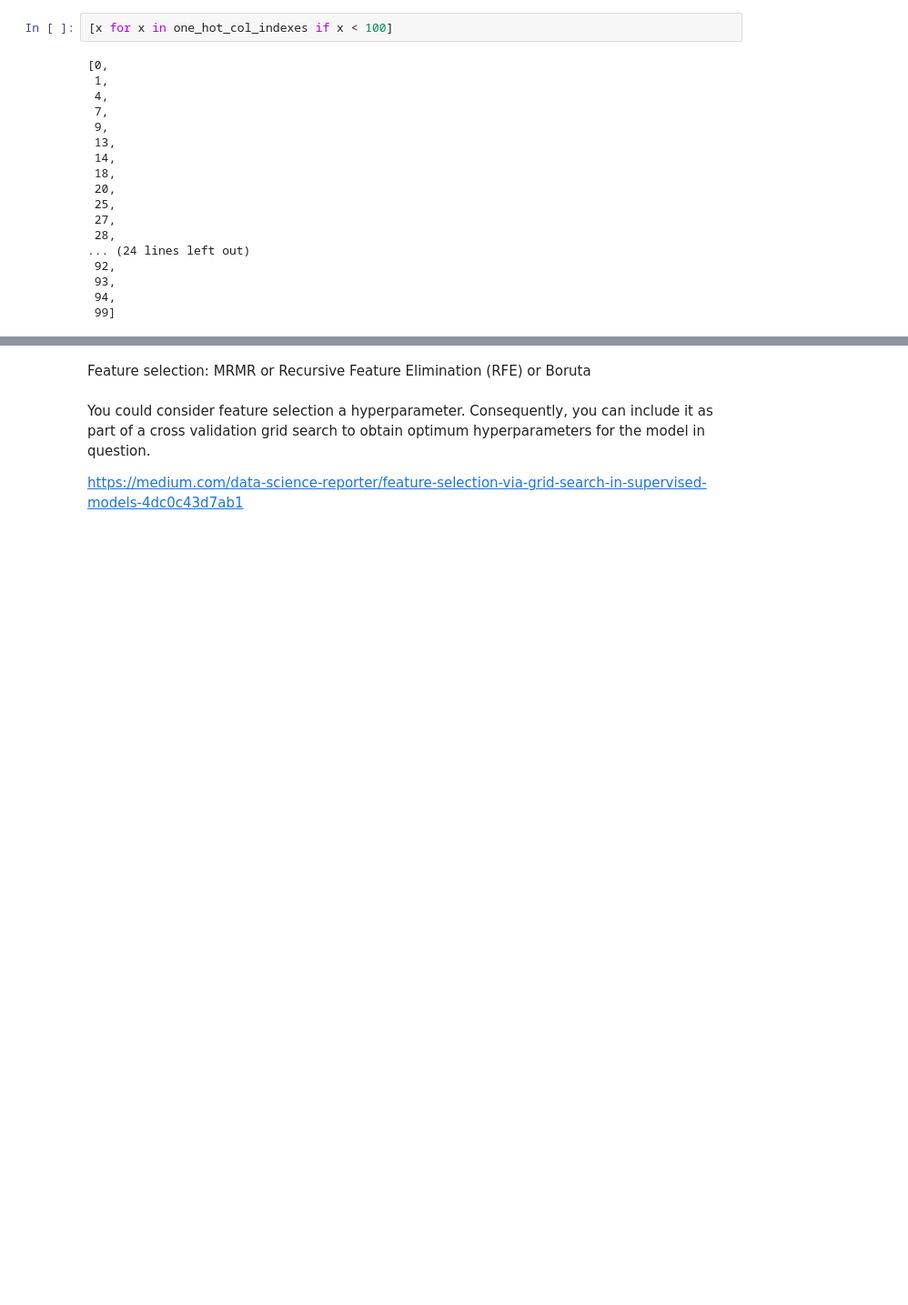
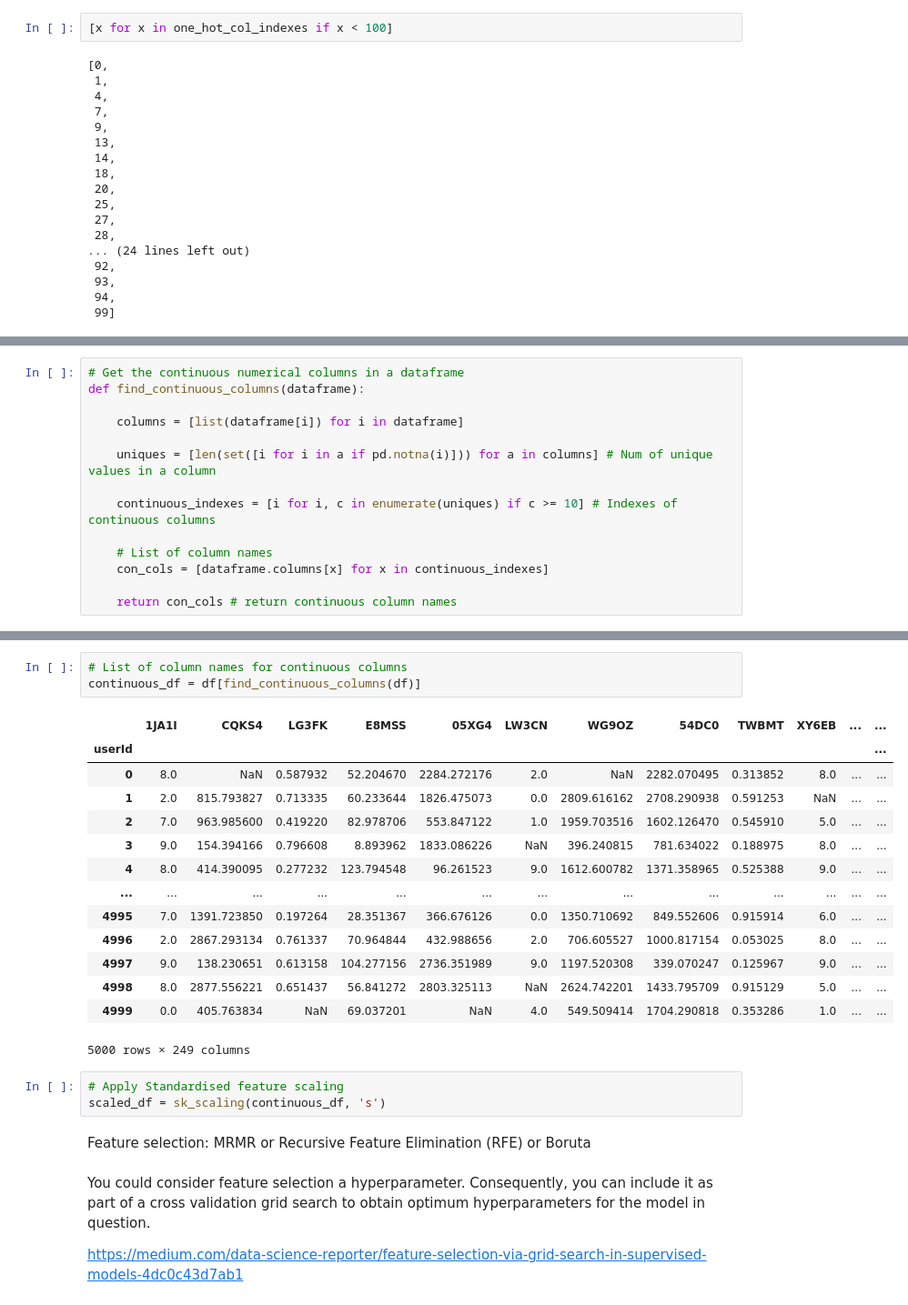
Before and after one commit to Jack-Coutts/ThyCa_Classification_UKBB, a Jupyter notebook: random_forest_dummy_data.ipynb, the cells around one changed output, grey strips where cells are left out. Shown at 91% size. Saved outputs shown, nothing was run; the diff lists cells and outputs as text; blank space fills up the shorter version.

Commit message:
Completed feature scaling function.

```diff
--- a/random_forest_dummy_data.ipynb
+++ b/random_forest_dummy_data.ipynb
@@ -246,0 +255,14 @@ df[df.columns[0:100]]
+# %%
+# Get the continuous numerical columns in a dataframe
+def find_continuous_columns(dataframe):
+
+    columns = [list(dataframe[i]) for i in dataframe]
+
+    uniques = [len(set([i for i in a if pd.notna(i)])) for a in columns] # Num of unique values in a column
+
+    continuous_indexes = [i for i, c in enumerate(uniques) if c >= 10] # Indexes of continuous columns
+
+    # List of column names
+    con_cols = [dataframe.columns[x] for x in continuous_indexes]
+
+    return con_cols # return continuous column names
@@ -247,3 +288,24 @@ df[df.columns[0:100]]
+# %%
+# List of column names for continuous columns
+continuous_df = df[find_continuous_columns(df)]
+# %% [output]
+|  | 1JA1I | CQKS4 | LG3FK | E8MSS | 05XG4 | LW3CN | WG9OZ | 54DC0 | TWBMT | XY6EB | ... | ... |
+| userId |  |  |  |  |  |  |  |  |  |  |  | ... |
+| 0 | 8.0 | NaN | 0.587932 | 52.204670 | 2284.272176 | 2.0 | NaN | 2282.070495 | 0.313852 | 8.0 | ... | ... |
+| 1 | 2.0 | 815.793827 | 0.713335 | 60.233644 | 1826.475073 | 0.0 | 2809.616162 | 2708.290938 | 0.591253 | NaN | ... | ... |
+| 2 | 7.0 | 963.985600 | 0.419220 | 82.978706 | 553.847122 | 1.0 | 1959.703516 | 1602.126470 | 0.545910 | 5.0 | ... | ... |
+| 3 | 9.0 | 154.394166 | 0.796608 | 8.893962 | 1833.086226 | NaN | 396.240815 | 781.634022 | 0.188975 | 8.0 | ... | ... |
+| 4 | 8.0 | 414.390095 | 0.277232 | 123.794548 | 96.261523 | 9.0 | 1612.600782 | 1371.358965 | 0.525388 | 9.0 | ... | ... |
+| ... | ... | ... | ... | ... | ... | ... | ... | ... | ... | ... | ... | ... |
+| 4995 | 7.0 | 1391.723850 | 0.197264 | 28.351367 | 366.676126 | 0.0 | 1350.710692 | 849.552606 | 0.915914 | 6.0 | ... | ... |
+| 4996 | 2.0 | 2867.293134 | 0.761337 | 70.964844 | 432.988656 | 2.0 | 706.605527 | 1000.817154 | 0.053025 | 8.0 | ... | ... |
+| 4997 | 9.0 | 138.230651 | 0.613158 | 104.277156 | 2736.351989 | 9.0 | 1197.520308 | 339.070247 | 0.125967 | 9.0 | ... | ... |
+| 4998 | 8.0 | 2877.556221 | 0.651437 | 56.841272 | 2803.325113 | NaN | 2624.742201 | 1433.795709 | 0.915129 | 5.0 | ... | ... |
+| 4999 | 0.0 | 405.763834 | NaN | 69.037201 | NaN | 4.0 | 549.509414 | 1704.290818 | 0.353286 | 1.0 | ... | ... |
+5000 rows × 249 columns
+# %%
+# Apply Standardised feature scaling
+scaled_df = sk_scaling(continuous_df, 's')
 # %% [markdown]
 Feature selection: MRMR or Recursive Feature Elimination (RFE) or Boruta
 # %% [markdown]
```
Also changed, not shown: parts of 5 cells of this notebook.
